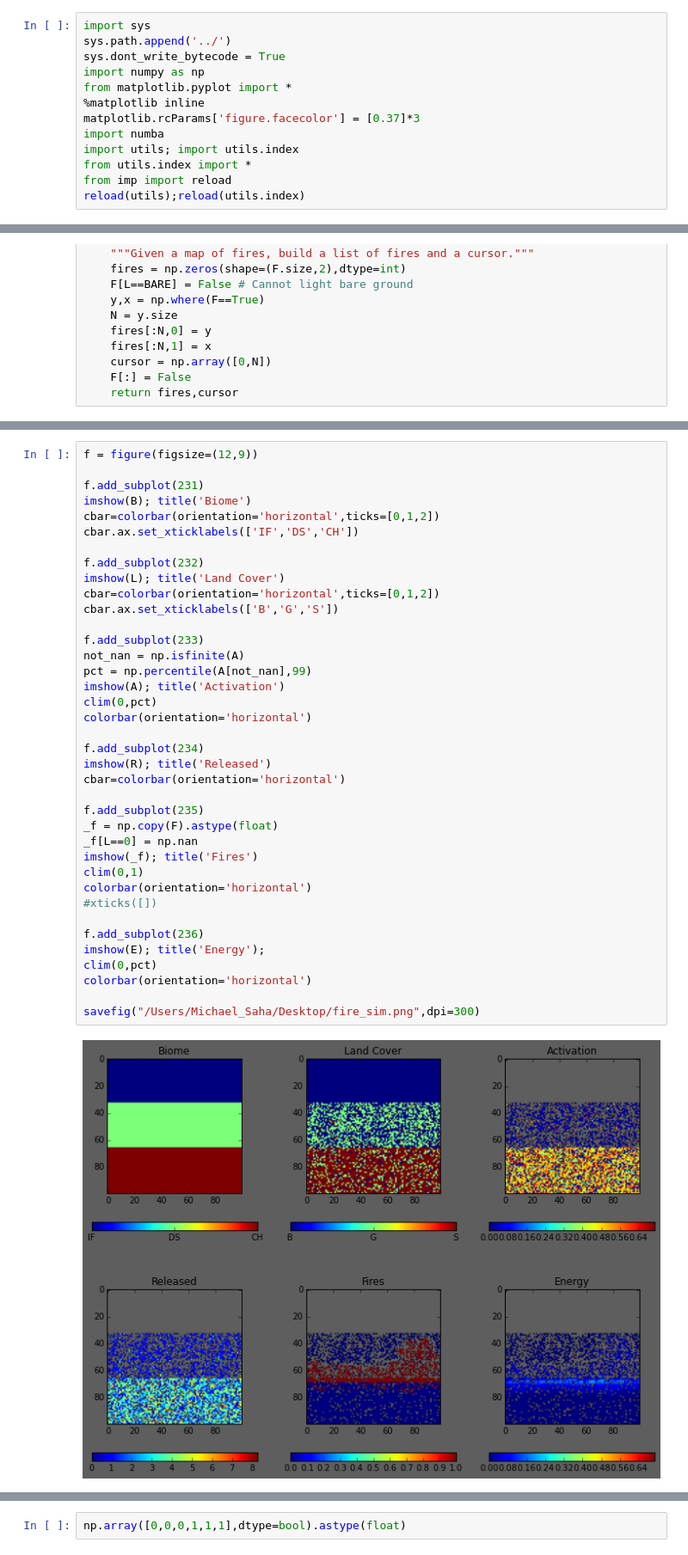
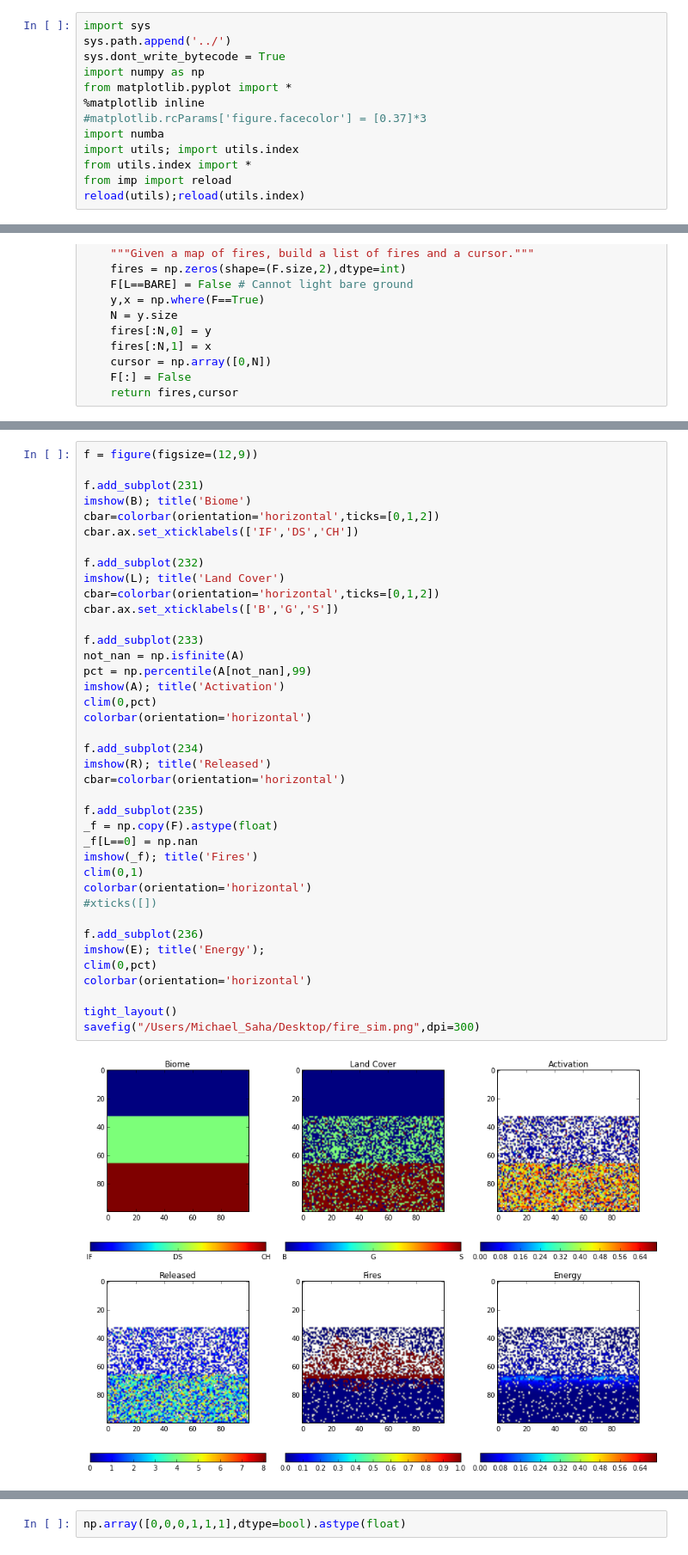
Before and after one commit to mvsaha/fire_sim, a Jupyter notebook: python/notebooks/EnergyRelease_ActivationEnergy.ipynb, the cells around one changed output, grey strips where cells are left out. Shown at 86% size. Cells and saved outputs as stored; diff of their text form.

```diff
--- a/python/notebooks/EnergyRelease_ActivationEnergy.ipynb
+++ b/python/notebooks/EnergyRelease_ActivationEnergy.ipynb
@@ -5,7 +5,7 @@ sys.dont_write_bytecode = True
 import numpy as np
 from matplotlib.pyplot import *
 %matplotlib inline
-matplotlib.rcParams['figure.facecolor'] = [0.37]*3
+#matplotlib.rcParams['figure.facecolor'] = [0.37]*3
 import numba
 import utils; import utils.index
 from utils.index import *
@@ -272,34 +269,35 @@ f.add_subplot(232)
 imshow(L); title('Land Cover')
 cbar=colorbar(orientation='horizontal',ticks=[0,1,2])
 cbar.ax.set_xticklabels(['B','G','S'])
 
 f.add_subplot(233)
 not_nan = np.isfinite(A)
 pct = np.percentile(A[not_nan],99)
 imshow(A); title('Activation')
 clim(0,pct)
 colorbar(orientation='horizontal')
 
 f.add_subplot(234)
 imshow(R); title('Released')
 cbar=colorbar(orientation='horizontal')
 
 f.add_subplot(235)
 _f = np.copy(F).astype(float)
 _f[L==0] = np.nan
 imshow(_f); title('Fires')
 clim(0,1)
 colorbar(orientation='horizontal')
 #xticks([])
 
 f.add_subplot(236)
 imshow(E); title('Energy');
 clim(0,pct)
 colorbar(orientation='horizontal')
 
+tight_layout()
 savefig("/Users/Michael_Saha/Desktop/fire_sim.png",dpi=300)
 # %% [output]
-[figure, old version]
+[figure, new version]
 # %%
 pct
 # %% [output]
```
Also changed, not shown: parts of 5 cells of this notebook, 1 other file.
